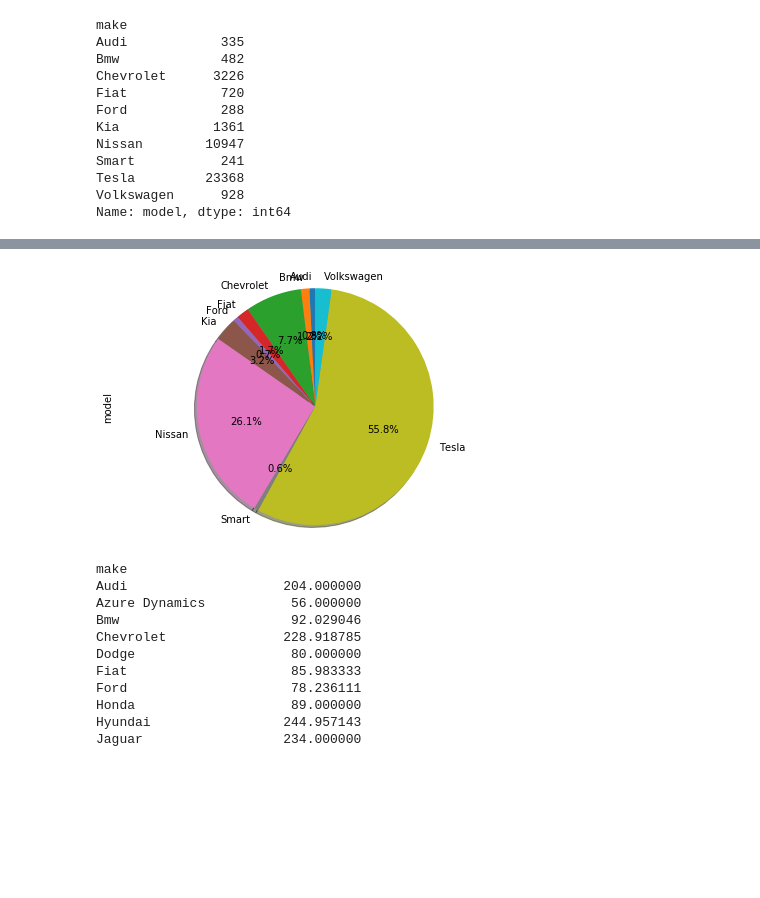
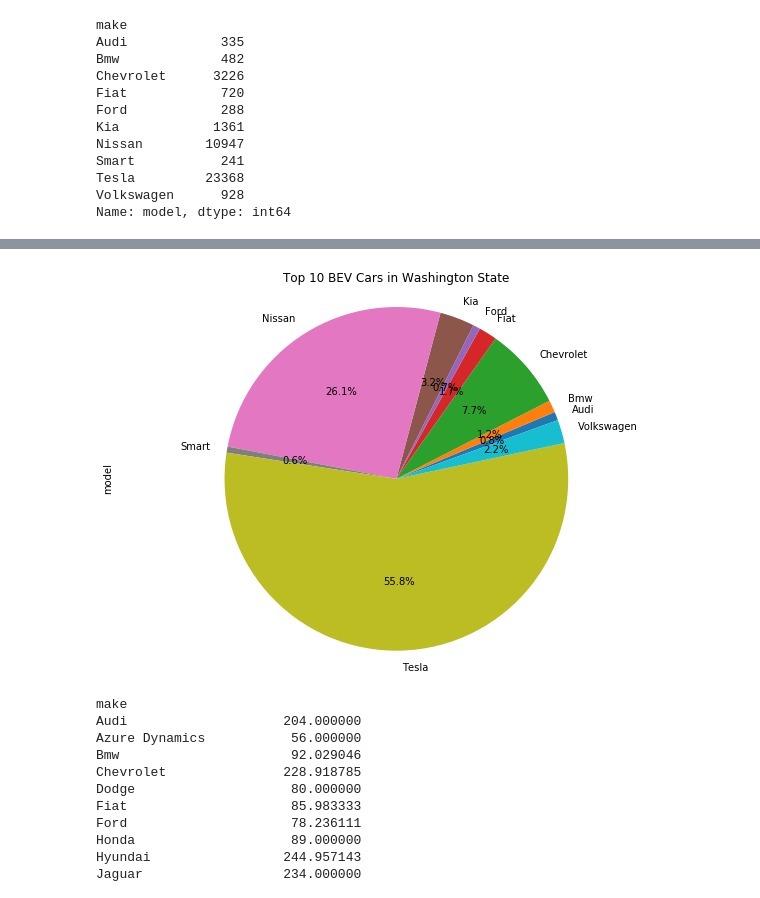
Before and after one commit to charlim26/Project-2-EV, a Jupyter notebook: electric_car_charts.ipynb, the cells around one changed output, grey strips where cells are left out. Saved outputs shown, nothing was run; the diff lists cells and outputs as text; code cells hidden in the pictures; blank space fills up the shorter version.

```diff
--- a/electric_car_charts.ipynb
+++ b/electric_car_charts.ipynb
@@ -7,7 +7,7 @@ import numpy as np
 from scipy.stats import linregress
 # %%
 # File to Load
-ev_data = "Electric_Vehicle_Population_Data.csv"
+ev_data = "Electric_Vehicle_Population_Data1.csv"
 # %% [markdown]
 ## Electric Cars ( Battery and Plug In)
 # %%
@@ -209,12 +209,12 @@ plt.show()
 # %%
 # Generate a pie plot showing the distribution of Ev Cars
-top_10_battery_car_final.plot(kind ="pie",shadow=True, autopct = "%1.1f%%",startangle =90)
-explode = (0.1,0)
+top_10_battery_car_final.plot(kind ="pie",subplots=True, shadow=False, autopct = "%1.1f%%",startangle =20,figsize=(10,7))
+# explode = (0.1,0)
 plt.axis("equal")
-plt.tight_layout()
+plt.title("Top 10 BEV Cars in Washington State")
 plt.show()
 # %% [output]
-[figure, old version]
+[figure, new version]
 # %%
 bev_avg_range_df =  bev_df.groupby(["make"])["Electric_Range"].mean()
 bev_avg_range_df
```
Also changed, not shown: parts of 8 cells of this notebook, 1 other file.
